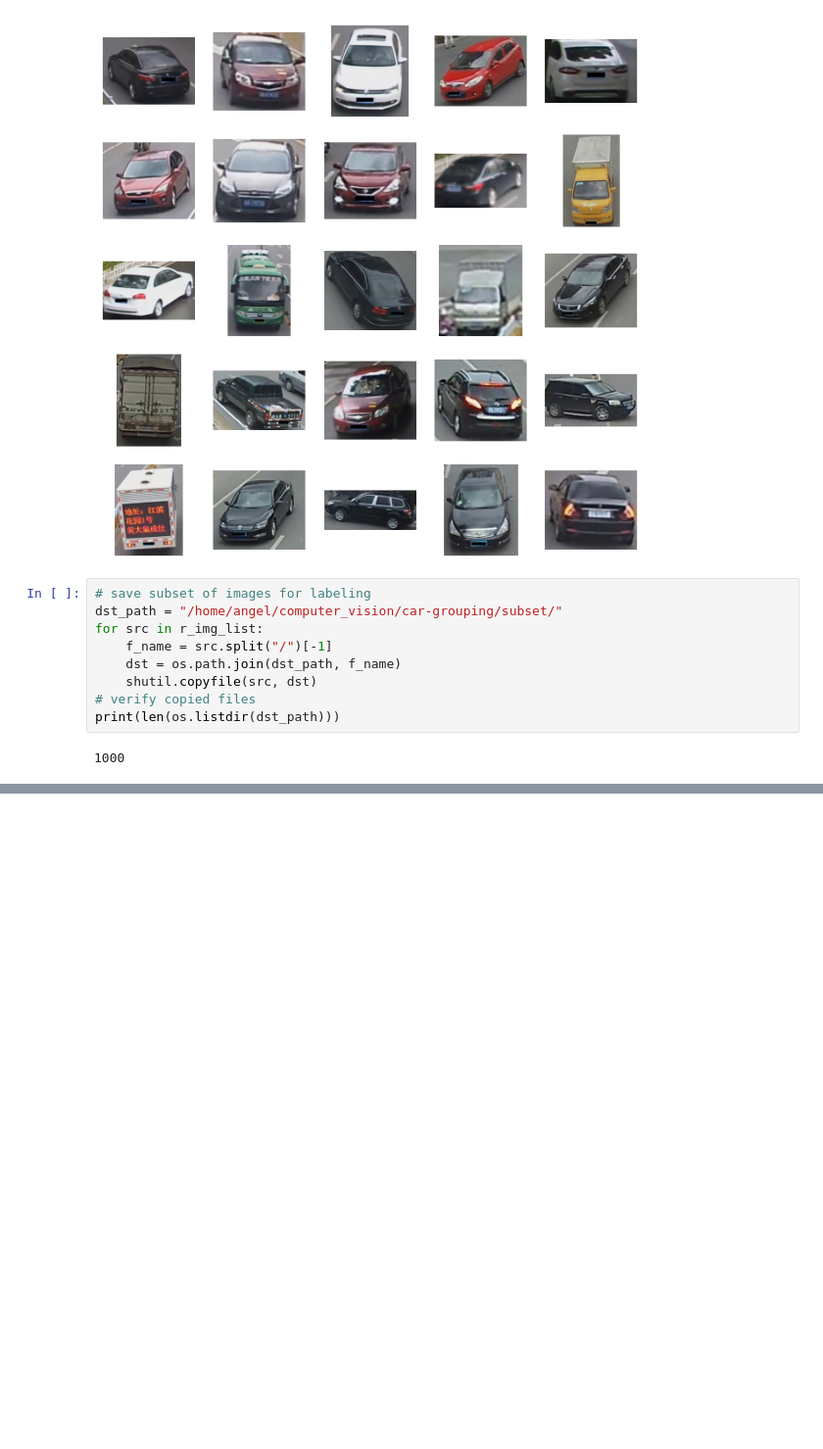
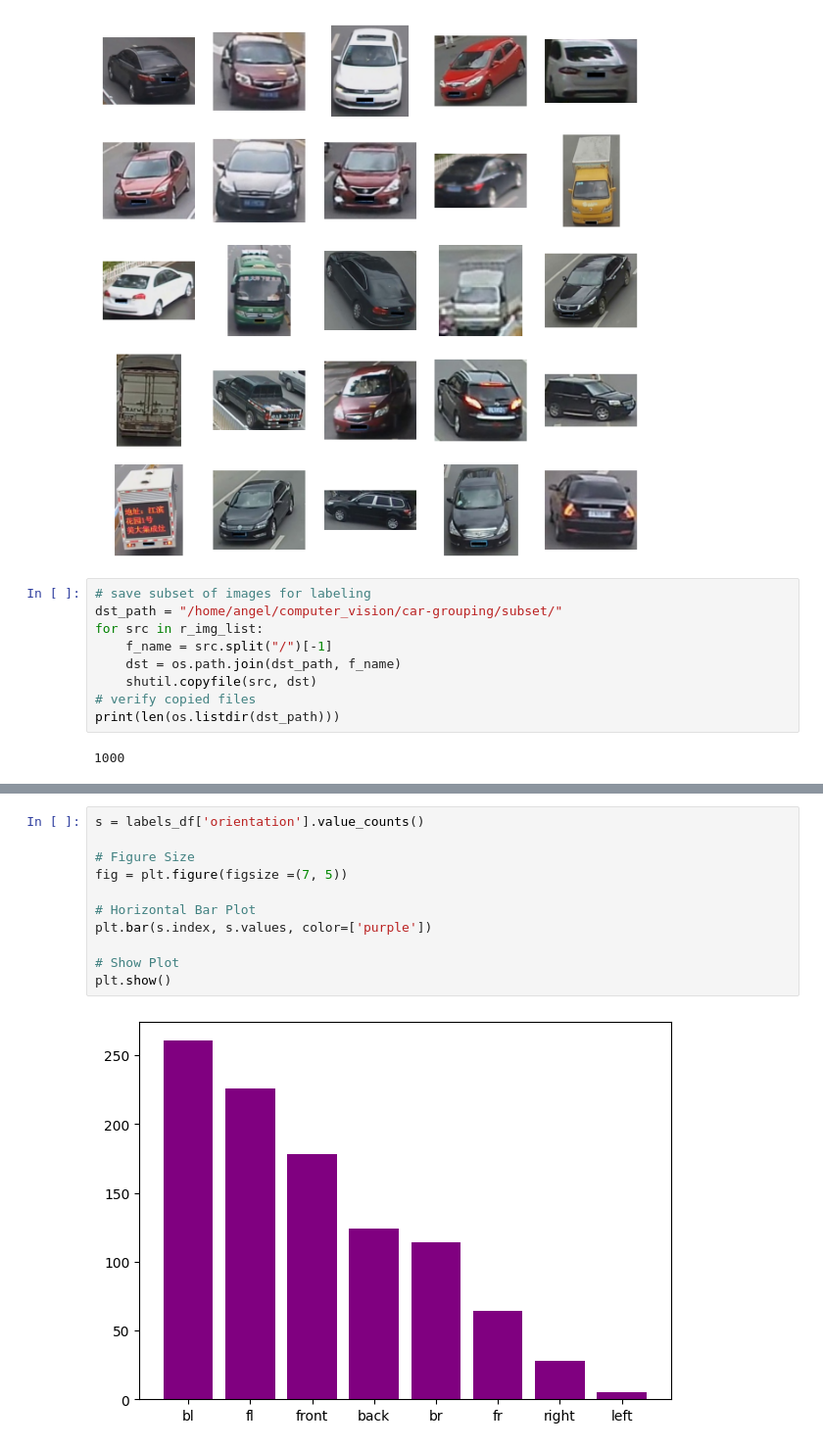
Before and after one commit to Angel-Ceballos/car-grouping, a Jupyter notebook: solution.ipynb, the cells around one changed output, grey strips where cells are left out. Shown at 98% size. Cells and saved outputs as stored; diff of their text form; blank space fills up the shorter version.

```diff
--- a/solution.ipynb
+++ b/solution.ipynb
@@ -53,0 +118,13 @@ print(len(os.listdir(dst_path)))
+# %%
+s = labels_df['orientation'].value_counts()
+
+# Figure Size
+fig = plt.figure(figsize =(7, 5))
+
+# Horizontal Bar Plot
+plt.bar(s.index, s.values, color=['purple'])
+
+# Show Plot
+plt.show()
+# %% [output]
+[figure, added]
```
Also changed, not shown: parts of 23 cells of this notebook, 8 other files.
